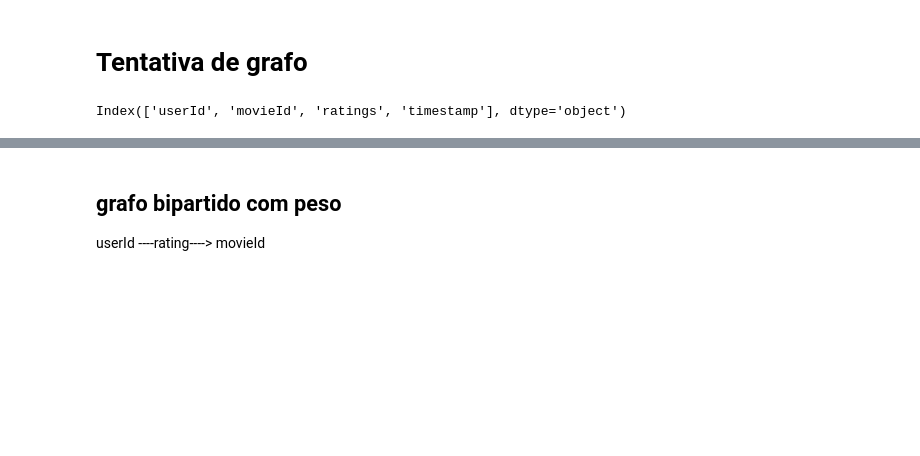
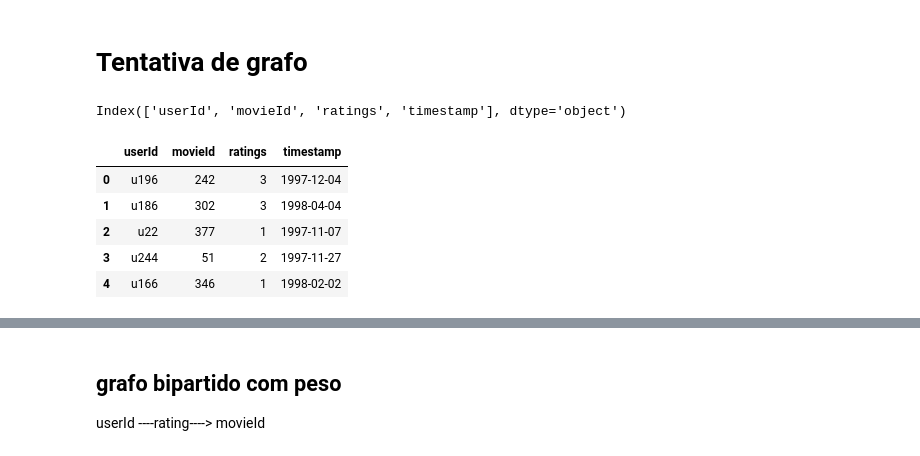
Before and after one commit to aime-n/Movie-Recommendation, a Jupyter notebook: teste.ipynb, the cells around one changed output, grey strips where cells are left out. Saved outputs shown, nothing was run; the diff lists cells and outputs as text; code cells hidden in the pictures; blank space fills up the shorter version.

```diff
--- a/teste.ipynb
+++ b/teste.ipynb
@@ -134,3 +134,13 @@ import networkx as nx
 data.columns
 # %% [output]
 Index(['userId', 'movieId', 'ratings', 'timestamp'], dtype='object')
+# %%
+data['userId'] = ['u'+str(u) for u in data['userId']]
+(data.head())
+# %% [output]
+|  | userId | movieId | ratings | timestamp |
+| 0 | u196 | 242 | 3 | 1997-12-04 |
+| 1 | u186 | 302 | 3 | 1998-04-04 |
+| 2 | u22 | 377 | 1 | 1997-11-07 |
+| 3 | u244 | 51 | 2 | 1997-11-27 |
+| 4 | u166 | 346 | 1 | 1998-02-02 |
```
Also changed, not shown: parts of 21 cells of this notebook.
